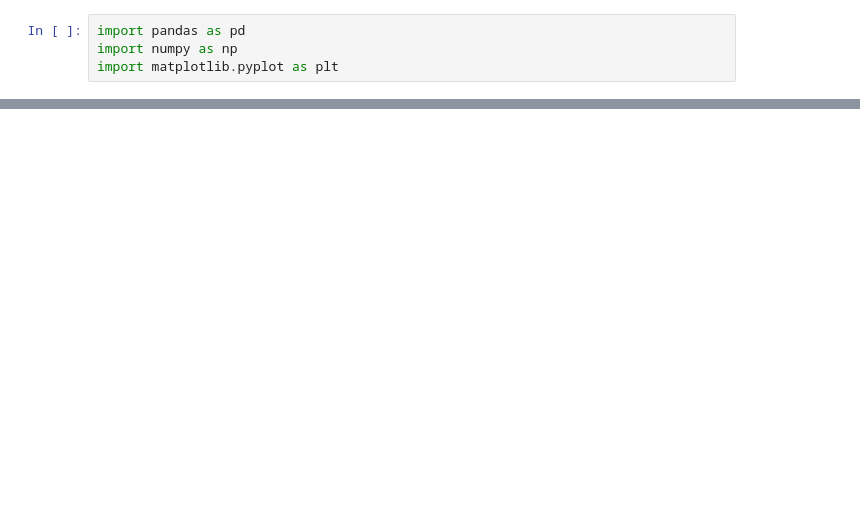
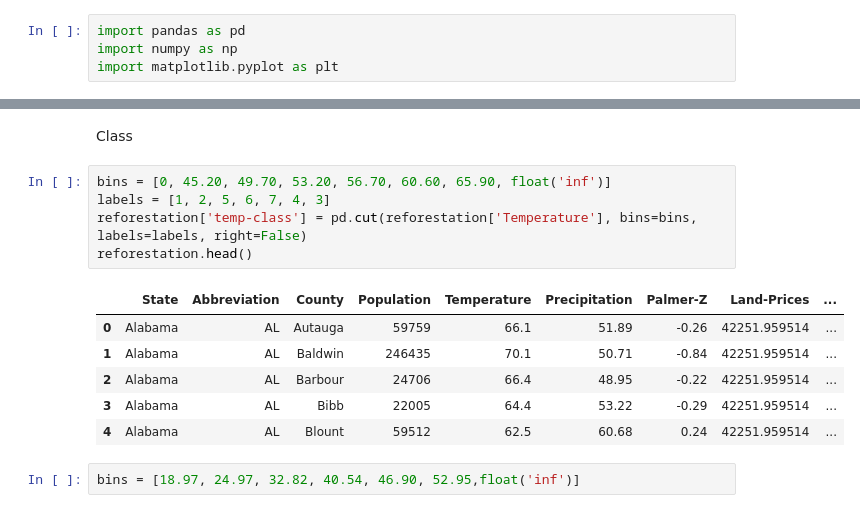
Before and after one commit to hemanthy1/Anthropocene-Institute-Capstone, a Jupyter notebook: backend/Feature-processing.ipynb, the cells around one changed output, grey strips where cells are left out. Cells and saved outputs as stored; diff of their text form; blank space fills up the shorter version.

```diff
--- a/backend/Feature-processing.ipynb
+++ b/backend/Feature-processing.ipynb
@@ -53,0 +122,16 @@ plt.show()
+# %% [markdown]
+Class
+# %%
+bins = [0, 45.20, 49.70, 53.20, 56.70, 60.60, 65.90, float('inf')]
+labels = [1, 2, 5, 6, 7, 4, 3]
+reforestation['temp-class'] = pd.cut(reforestation['Temperature'], bins=bins, labels=labels, right=False)
+reforestation.head()
+# %% [output]
+|  | State | Abbreviation | County | Population | Temperature | Precipitation | Palmer-Z | Land-Prices | ... |
+| 0 | Alabama | AL | Autauga | 59759 | 66.1 | 51.89 | -0.26 | 42251.959514 | ... |
+| 1 | Alabama | AL | Baldwin | 246435 | 70.1 | 50.71 | -0.84 | 42251.959514 | ... |
+| 2 | Alabama | AL | Barbour | 24706 | 66.4 | 48.95 | -0.22 | 42251.959514 | ... |
+| 3 | Alabama | AL | Bibb | 22005 | 64.4 | 53.22 | -0.29 | 42251.959514 | ... |
+| 4 | Alabama | AL | Blount | 59512 | 62.5 | 60.68 | 0.24 | 42251.959514 | ... |
+# %%
+bins = [18.97, 24.97, 32.82, 40.54, 46.90, 52.95,float('inf')]
```
Also changed, not shown: parts of 9 cells of this notebook, 1 other file.
